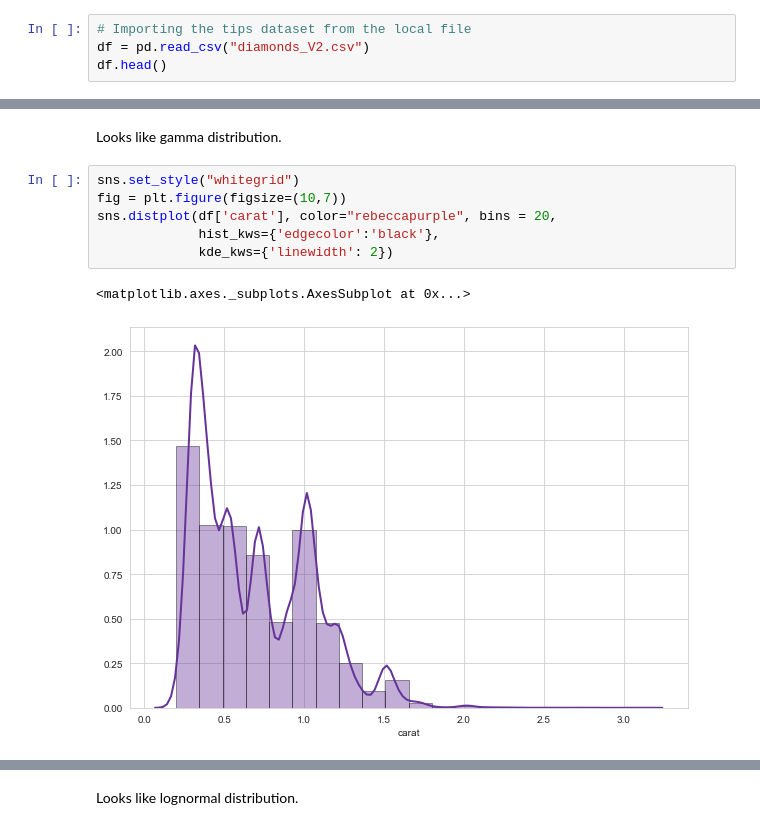
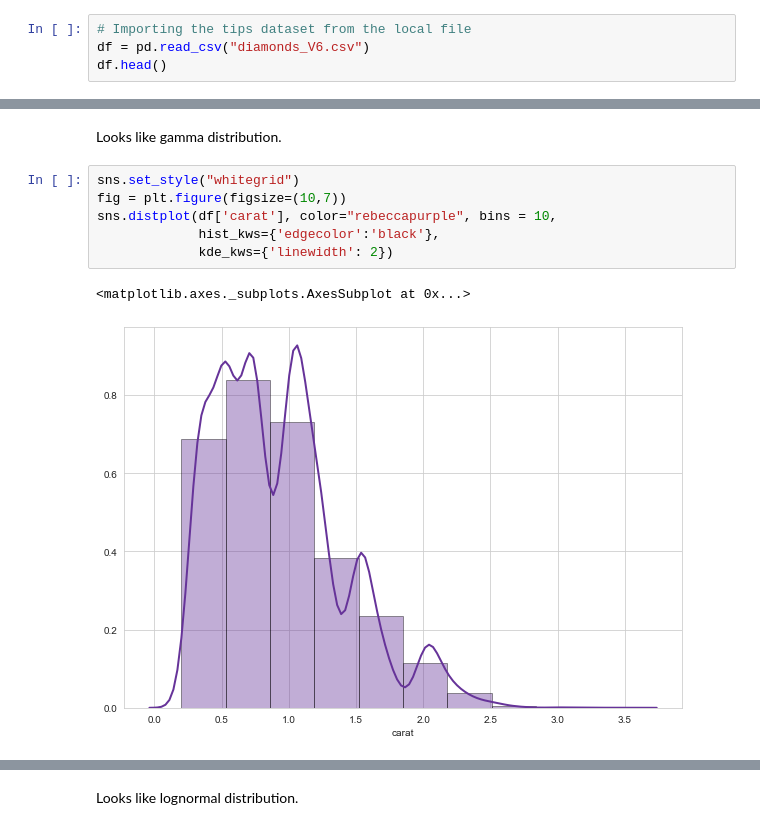
Before and after one commit to JuliaMal/ProgDA_Project2, a Jupyter notebook: Project_Diamonds.ipynb, the cells around one changed output, grey strips where cells are left out. Saved outputs shown, nothing was run; the diff lists cells and outputs as text.

```diff
--- a/Project_Diamonds.ipynb
+++ b/Project_Diamonds.ipynb
@@ -8,7 +8,7 @@ import matplotlib
 import seaborn as sns
 # %%
 # Importing the tips dataset from the local file
-df = pd.read_csv("diamonds_V2.csv")
+df = pd.read_csv("diamonds_V6.csv")
 df.head()
 # %% [output]
 |  | price | carat | total_depth_% | table | length | width | depth | cut | color | clarity | ... |
@@ -49,9 +49,9 @@ Looks like gamma distribution.
 # %%
 sns.set_style("whitegrid")
 fig = plt.figure(figsize=(10,7))
-sns.distplot(df['carat'], color="rebeccapurple", bins = 20,
+sns.distplot(df['carat'], color="rebeccapurple", bins = 10,
              hist_kws={'edgecolor':'black'},
              kde_kws={'linewidth': 2})
 # %% [output]
 <matplotlib.axes._subplots.AxesSubplot at 0x...>
-[figure, old version]
+[figure, new version]
```
Also changed, not shown: parts of 13 cells of this notebook, 2 other files.
